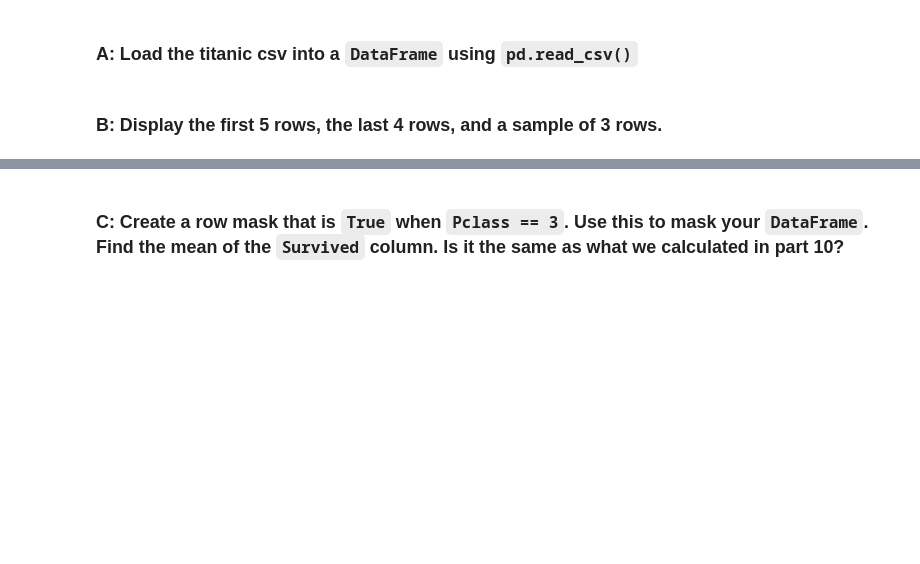
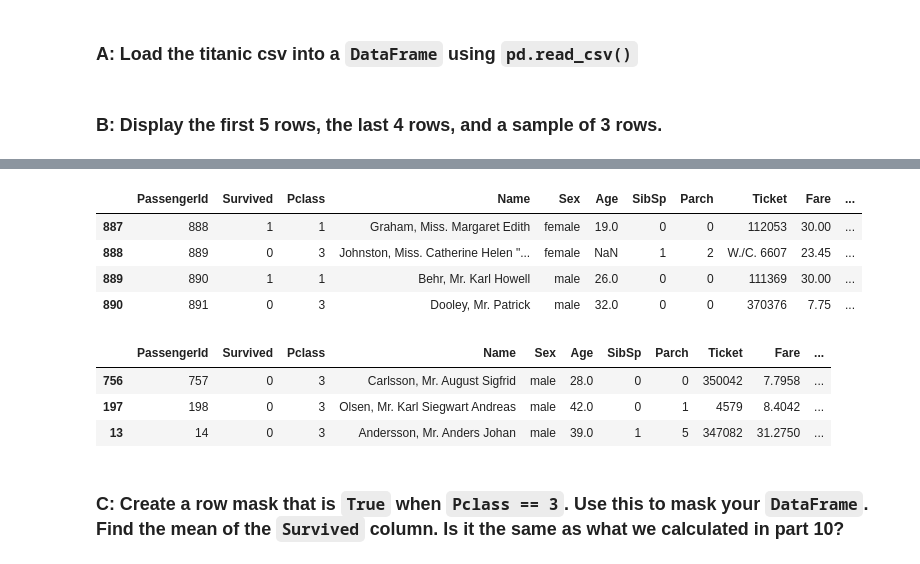
Before and after one commit to Uyentruong236/DSI_Project_1-Predicting_Titanic_Survival, a Jupyter notebook: Project_1_titanic_starter_code.ipynb, the cells around one changed output, grey strips where cells are left out. Drawn from its saved outputs; the diff is of its cells as text; code cells hidden in the pictures; blank space fills up the shorter version.

```diff
--- a/Project_1_titanic_starter_code.ipynb
+++ b/Project_1_titanic_starter_code.ipynb
@@ -343,2 +392,17 @@ titanic_df = None
+# %%
+titanic.iloc[-4:]
+# %% [output]
+|  | PassengerId | Survived | Pclass | Name | Sex | Age | SibSp | Parch | Ticket | Fare | ... |
+| 887 | 888 | 1 | 1 | Graham, Miss. Margaret Edith | female | 19.0 | 0 | 0 | 112053 | 30.00 | ... |
+| 888 | 889 | 0 | 3 | Johnston, Miss. Catherine Helen "... | female | NaN | 1 | 2 | W./C. 6607 | 23.45 | ... |
+| 889 | 890 | 1 | 1 | Behr, Mr. Karl Howell | male | 26.0 | 0 | 0 | 111369 | 30.00 | ... |
+| 890 | 891 | 0 | 3 | Dooley, Mr. Patrick | male | 32.0 | 0 | 0 | 370376 | 7.75 | ... |
+# %%
+titanic.sample(3)
+# %% [output]
+|  | PassengerId | Survived | Pclass | Name | Sex | Age | SibSp | Parch | Ticket | Fare | ... |
+| 756 | 757 | 0 | 3 | Carlsson, Mr. August Sigfrid | male | 28.0 | 0 | 0 | 350042 | 7.7958 | ... |
+| 197 | 198 | 0 | 3 | Olsen, Mr. Karl Siegwart Andreas | male | 42.0 | 0 | 1 | 4579 | 8.4042 | ... |
+| 13 | 14 | 0 | 3 | Andersson, Mr. Anders Johan | male | 39.0 | 1 | 5 | 347082 | 31.2750 | ... |
 # %% [markdown]
 ### C: Create a row mask that is `True` when `Pclass == 3`. Use this to mask your `DataFrame`. Find the mean of the `Survived` column. Is it the same as what we calculated in part 10?
```
Also changed, not shown: parts of 16 cells of this notebook.
